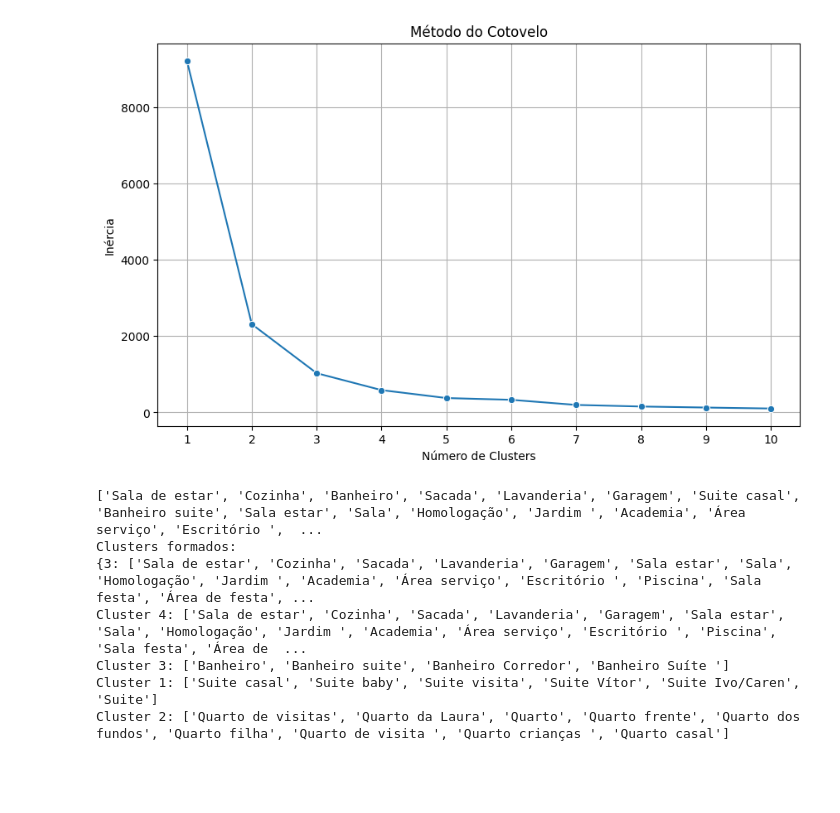
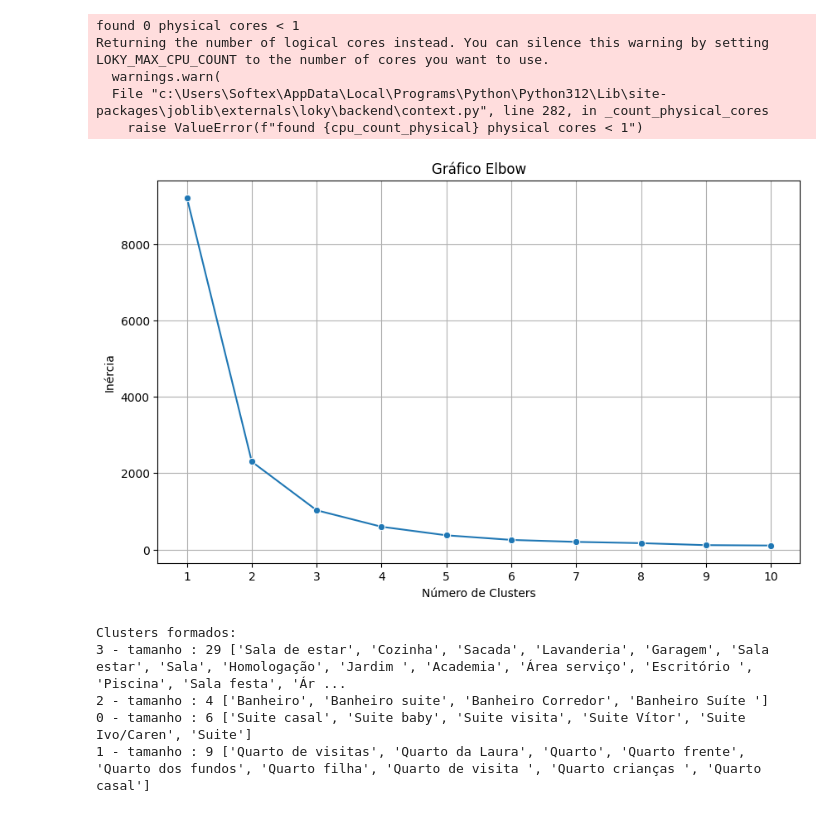
Before and after one commit to Leparfait22/My_IXC, a Jupyter notebook: main.ipynb, the cells around one changed output. Drawn from its saved outputs; the diff is of its cells as text; code cells hidden in the pictures; blank space fills up the shorter version.

```diff
--- a/main.ipynb
+++ b/main.ipynb
@@ -35,39 +60,40 @@ from sklearn.cluster import KMeans
 import seaborn as sns
 import matplotlib.pyplot as plt
 import numpy as np
 
 from sklearn.preprocessing import LabelEncoder
 
 label_encoder = LabelEncoder()
 
 rooms_encoded = label_encoder.fit_transform(rooms_name)
 dados_numpy = np.array(rooms_encoded).reshape(-1, 1)
 
 
 rooms_dictionary = dict(zip(rooms_encoded, rooms_name))
 
-
-# print(rooms_encoded)
-# print(rooms_dictionary)
-
 kmeans = KMeans()
 
 inercias = []
 for k in range(1, 11):
     kmeans.set_params(n_clusters=k)
     kmeans.fit(dados_numpy, rooms_dictionary)
     inercias.append(kmeans.inertia_)
 
 plt.figure(figsize=(10, 6))
 sns.lineplot(x=range(1, 11), y=inercias, marker='o')
-plt.title('Método do Cotovelo')
+plt.title('Gráfico Elbow')
 plt.xlabel('Número de Clusters')
 plt.ylabel('Inércia')
 plt.xticks(range(1, 11))
 plt.grid(True)
 plt.show()
 # %% [output]
+found 0 physical cores < 1
+Returning the number of logical cores instead. You can silence this warning by setting LOKY_MAX_CPU_COUNT to the number of cores you want to use.
+  warnings.warn(
+  File "c:\Users\Softex\AppData\Local\Programs\Python\Python312\Lib\site-packages\joblib\externals\loky\backend\context.py", line 282, in _count_physical_cores
+    raise ValueError(f"found {cpu_count_physical} physical cores < 1")
-[figure, old version]
+[figure, new version]
 # %%
 #Agrupando os Rooms para achar semelhanca
 
@@ -76,7 +102,7 @@ from sklearn.feature_extraction.text import TfidfVectorizer
 # from sklearn.cluster import KMeans
 import numpy as np
 
-print(rooms_name)
+# print(len(rooms_name))
 
 
 
@@ -94,13 +120,11 @@ for i in range(len(rooms_name)):
         clusters[kmeans.labels_[i]].append(rooms_name[i])
 
 print("Clusters formados:")
-for cluster, salas in clusters.items():
-    print(f"Cluster {cluster + 1}: {salas}")
+for cluster,valor in clusters.items():
+    print(f"{cluster} - tamanho : {len(valor)} {valor}")
 # %% [output]
-['Sala de estar', 'Cozinha', 'Banheiro', 'Sacada', 'Lavanderia', 'Garagem', 'Suite casal', 'Banheiro suite', 'Sala estar', 'Sala', 'Homologação', 'Jardim ', 'Academia', 'Área serviço', 'Escritório ',  ...
 Clusters formados:
-{3: ['Sala de estar', 'Cozinha', 'Sacada', 'Lavanderia', 'Garagem', 'Sala estar', 'Sala', 'Homologação', 'Jardim ', 'Academia', 'Área serviço', 'Escritório ', 'Piscina', 'Sala festa', 'Área de festa', ...
-Cluster 4: ['Sala de estar', 'Cozinha', 'Sacada', 'Lavanderia', 'Garagem', 'Sala estar', 'Sala', 'Homologação', 'Jardim ', 'Academia', 'Área serviço', 'Escritório ', 'Piscina', 'Sala festa', 'Área de  ...
-Cluster 3: ['Banheiro', 'Banheiro suite', 'Banheiro Corredor', 'Banheiro Suíte ']
-Cluster 1: ['Suite casal', 'Suite baby', 'Suite visita', 'Suite Vítor', 'Suite Ivo/Caren', 'Suite']
-Cluster 2: ['Quarto de visitas', 'Quarto da Laura', 'Quarto', 'Quarto frente', 'Quarto dos fundos', 'Quarto filha', 'Quarto de visita ', 'Quarto crianças ', 'Quarto casal']
+3 - tamanho : 29 ['Sala de estar', 'Cozinha', 'Sacada', 'Lavanderia', 'Garagem', 'Sala estar', 'Sala', 'Homologação', 'Jardim ', 'Academia', 'Área serviço', 'Escritório ', 'Piscina', 'Sala festa', 'Ár ...
+2 - tamanho : 4 ['Banheiro', 'Banheiro suite', 'Banheiro Corredor', 'Banheiro Suíte ']
+0 - tamanho : 6 ['Suite casal', 'Suite baby', 'Suite visita', 'Suite Vítor', 'Suite Ivo/Caren', 'Suite']
+1 - tamanho : 9 ['Quarto de visitas', 'Quarto da Laura', 'Quarto', 'Quarto frente', 'Quarto dos fundos', 'Quarto filha', 'Quarto de visita ', 'Quarto crianças ', 'Quarto casal']
```
Also changed, not shown: parts of 7 cells of this notebook.
